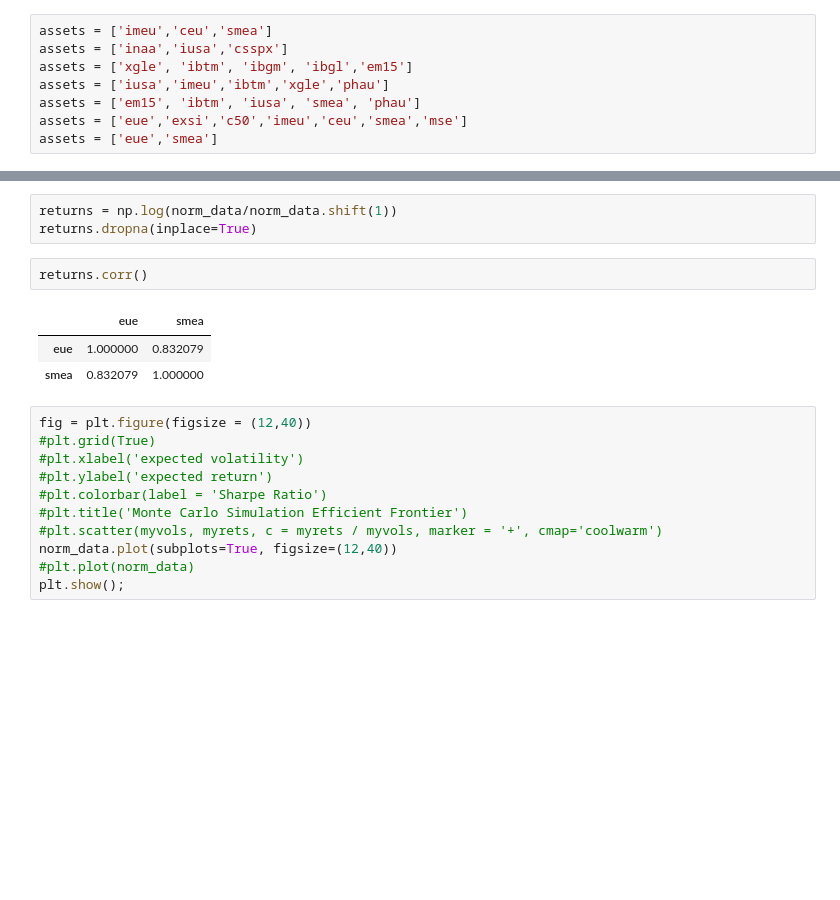
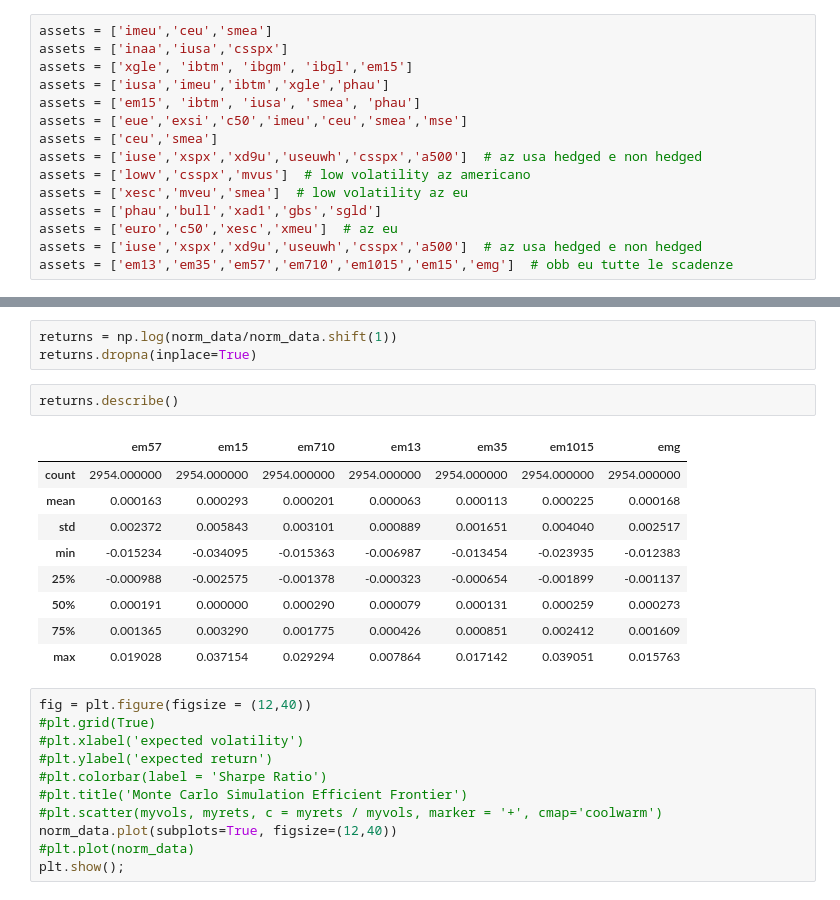
Before and after one commit to zniffur/mytrading, a Jupyter notebook: confronta e salva quote etf.ipynb, the cells around one changed output, grey strips where cells are left out. Saved outputs shown, nothing was run; the diff lists cells and outputs as text; blank space fills up the shorter version.

```diff
--- a/confronta e salva quote etf.ipynb
+++ b/confronta e salva quote etf.ipynb
@@ -14,7 +14,14 @@ assets = ['xgle', 'ibtm', 'ibgm', 'ibgl','em15']
 assets = ['iusa','imeu','ibtm','xgle','phau']
 assets = ['em15', 'ibtm', 'iusa', 'smea', 'phau']
 assets = ['eue','exsi','c50','imeu','ceu','smea','mse']
-assets = ['eue','smea']
+assets = ['ceu','smea']
+assets = ['iuse','xspx','xd9u','useuwh','csspx','a500']  # az usa hedged e non hedged
+assets = ['lowv','csspx','mvus']  # low volatility az americano
+assets = ['xesc','mveu','smea']  # low volatility az eu
+assets = ['phau','bull','xad1','gbs','sgld']
+assets = ['euro','c50','xesc','xmeu']  # az eu
+assets = ['iuse','xspx','xd9u','useuwh','csspx','a500']  # az usa hedged e non hedged
+assets = ['em13','em35','em57','em710','em1015','em15','emg']  # obb eu tutte le scadenze
 # %%
 with open('titoli.txt', 'r') as f:
     assets = f.readlines()
@@ -44,11 +51,17 @@ ax1.legend(lines, labels, bbox_to_anchor=(1.1, 1.05))  # legend for first two li
 returns = np.log(norm_data/norm_data.shift(1))
 returns.dropna(inplace=True)
 # %%
-returns.corr()
+returns.describe()
 # %% [output]
-|  | eue | smea |
-| eue | 1.000000 | 0.832079 |
-| smea | 0.832079 | 1.000000 |
+|  | em57 | em15 | em710 | em13 | em35 | em1015 | emg |
+| count | 2954.000000 | 2954.000000 | 2954.000000 | 2954.000000 | 2954.000000 | 2954.000000 | 2954.000000 |
+| mean | 0.000163 | 0.000293 | 0.000201 | 0.000063 | 0.000113 | 0.000225 | 0.000168 |
+| std | 0.002372 | 0.005843 | 0.003101 | 0.000889 | 0.001651 | 0.004040 | 0.002517 |
+| min | -0.015234 | -0.034095 | -0.015363 | -0.006987 | -0.013454 | -0.023935 | -0.012383 |
+| 25% | -0.000988 | -0.002575 | -0.001378 | -0.000323 | -0.000654 | -0.001899 | -0.001137 |
+| 50% | 0.000191 | 0.000000 | 0.000290 | 0.000079 | 0.000131 | 0.000259 | 0.000273 |
+| 75% | 0.001365 | 0.003290 | 0.001775 | 0.000426 | 0.000851 | 0.002412 | 0.001609 |
+| max | 0.019028 | 0.037154 | 0.029294 | 0.007864 | 0.017142 | 0.039051 | 0.015763 |
 # %%
 fig = plt.figure(figsize = (12,40))
 #plt.grid(True)
```
Also changed, not shown: parts of 1 cell of this notebook, 4 other files.
